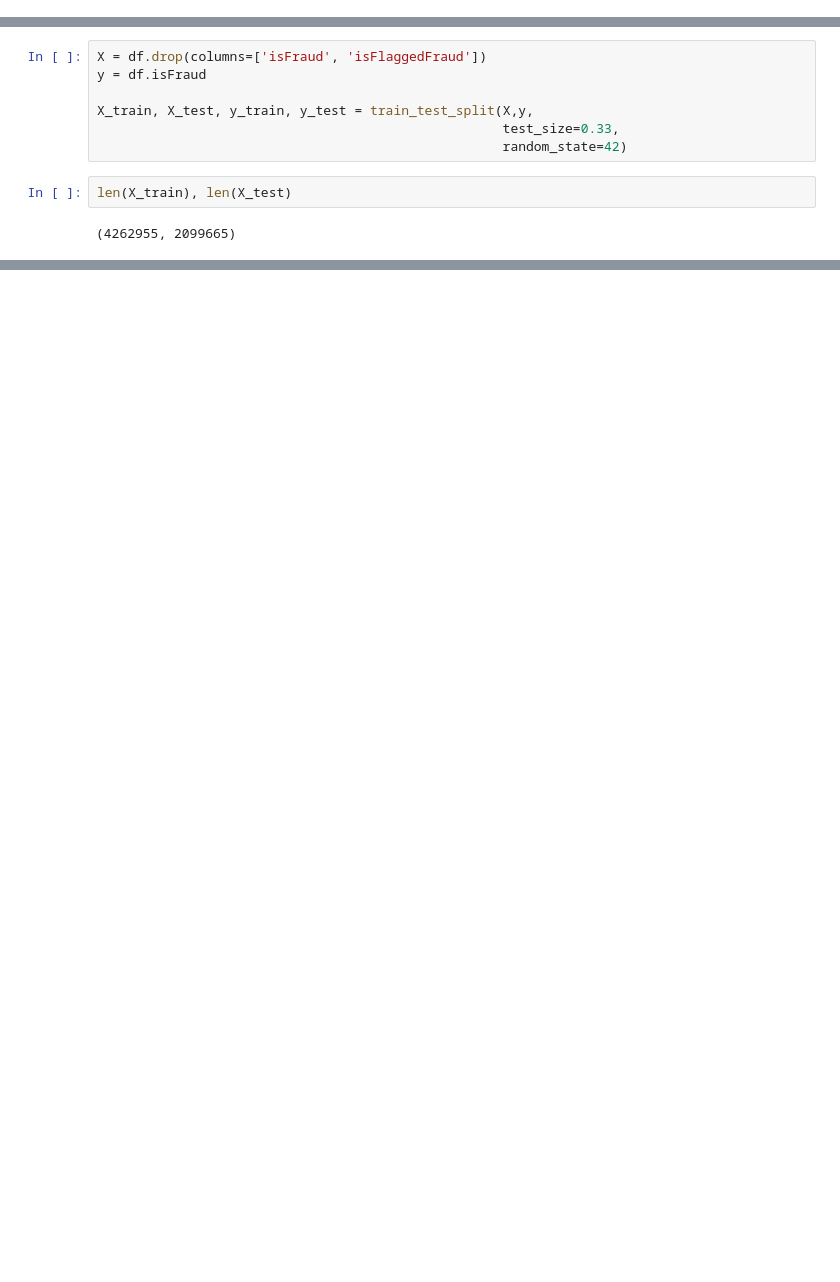
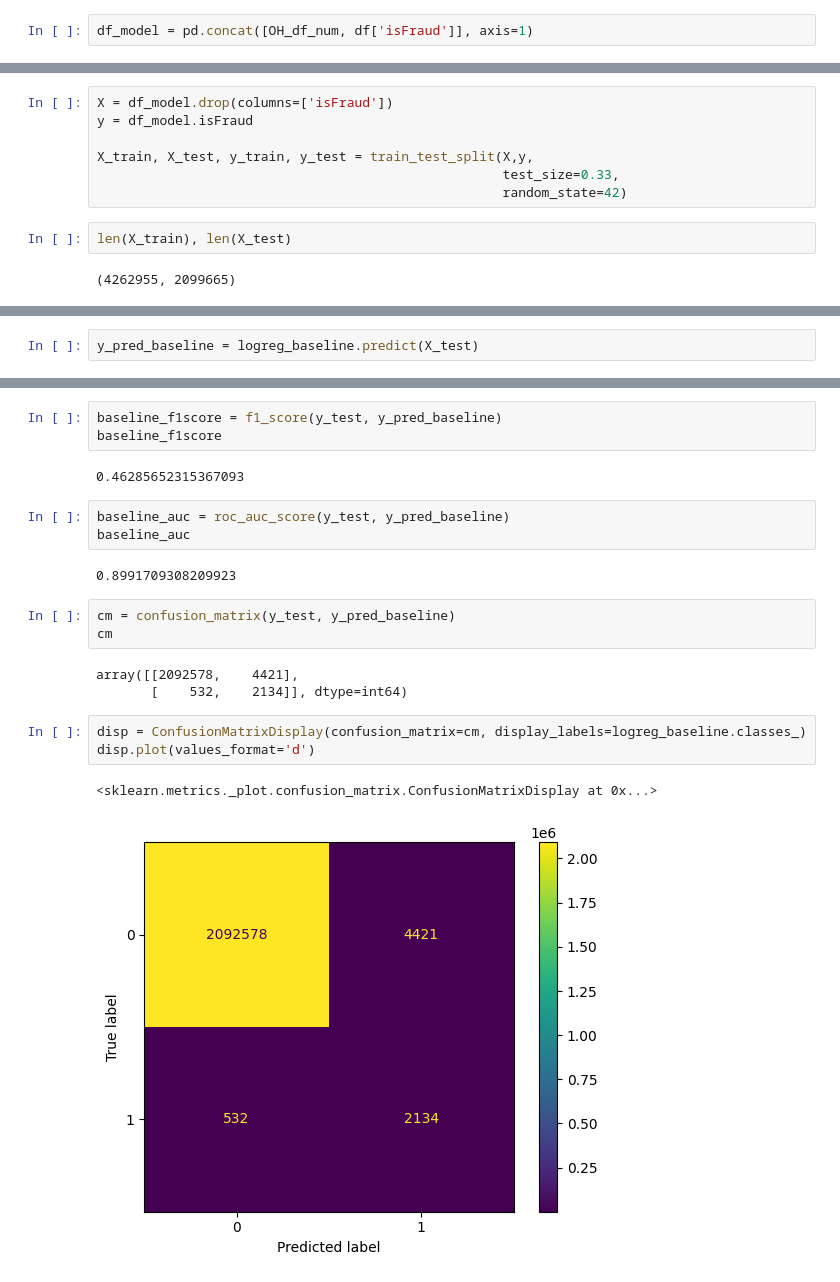
Before and after one commit to joaovjesus/Deteccao-de-Fraude, a Jupyter notebook: notebook.ipynb, the cells around one changed output, grey strips where cells are left out. Saved outputs shown, nothing was run; the diff lists cells and outputs as text; blank space fills up the shorter version.

Commit message:
created baseline model

```diff
--- a/notebook.ipynb
+++ b/notebook.ipynb
@@ -277,3 +279,5 @@ OH_df_num.head()
 | 2 | 181.00 | 181.0 | 0.00 | 0.0 | 0.0 | 0.0 | 0.0 | ... |
 | 3 | 181.00 | 181.0 | 0.00 | 21182.0 | 0.0 | 0.0 | 1.0 | ... |
 | 4 | 11668.14 | 41554.0 | 29885.86 | 0.0 | 0.0 | 0.0 | 0.0 | ... |
+# %%
+df_model = pd.concat([OH_df_num, df['isFraud']], axis=1)
@@ -282,8 +302,8 @@ Técnicas de balanceamento de dataset
 # %% [markdown]
 Modelo baseline:
 # %%
-X = df.drop(columns=['isFraud', 'isFlaggedFraud'])
-y = df.isFraud
+X = df_model.drop(columns=['isFraud'])
+y = df_model.isFraud
 
 X_train, X_test, y_train, y_test = train_test_split(X,y,
                                                     test_size=0.33,
@@ -299,0 +327,2 @@ ValueError: could not convert string to float: 'CASH_IN'
+# %%
+y_pred_baseline = logreg_baseline.predict(X_test)
@@ -299,0 +344,22 @@ ValueError: could not convert string to float: 'CASH_IN'
+# %%
+baseline_f1score = f1_score(y_test, y_pred_baseline)
+baseline_f1score
+# %% [output]
+0.46285652315367093
+# %%
+baseline_auc = roc_auc_score(y_test, y_pred_baseline)
+baseline_auc
+# %% [output]
+0.8991709308209923
+# %%
+cm = confusion_matrix(y_test, y_pred_baseline)
+cm
+# %% [output]
+array([[2092578,    4421],
+       [    532,    2134]], dtype=int64)
+# %%
+disp = ConfusionMatrixDisplay(confusion_matrix=cm, display_labels=logreg_baseline.classes_)
+disp.plot(values_format='d')
+# %% [output]
+<sklearn.metrics._plot.confusion_matrix.ConfusionMatrixDisplay at 0x...>
+[figure, added]
```
Also changed, not shown: parts of 10 cells of this notebook.
